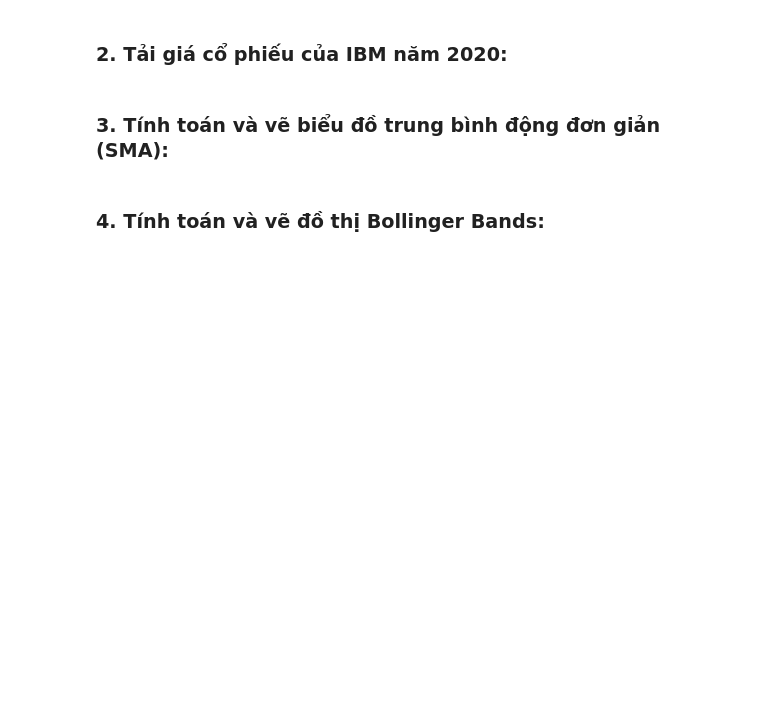
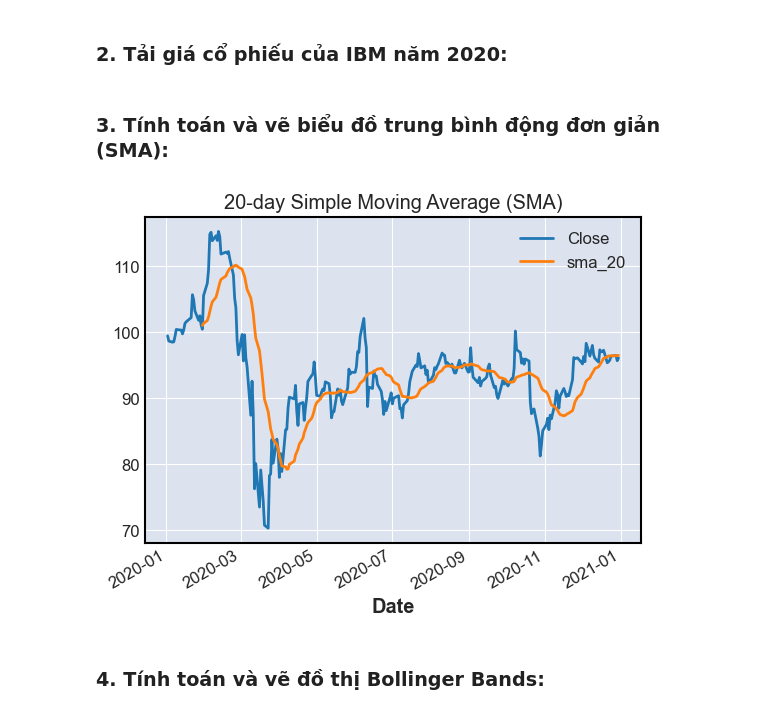
Before and after one commit to bibo0610/DATAMINING_20, a Jupyter notebook: chapter5.ipynb, the cells around one changed output. Saved outputs shown, nothing was run; the diff lists cells and outputs as text; code cells hidden in the pictures; blank space fills up the shorter version.

```diff
--- a/chapter5.ipynb
+++ b/chapter5.ipynb
@@ -11,18 +12,28 @@ import talib
 # %% [markdown]
 ### 2. Tải giá cổ phiếu của IBM năm 2020:
 # %%
-df = yf.download('IBM',
-                 start='2020-01-01',
-                 end='2020-12-31',
-                 progress=False,
-                 auto_adjust=True)
+df = yf.download(
+    "IBM",
+    start="2020-01-01",
+    end="2020-12-31",
+    progress=False,
+    auto_adjust=True
+)
+
+if isinstance(df.columns, pd.MultiIndex):
+    df.columns = df.columns.get_level_values(0)
+
+close = df["Close"].astype(float).to_numpy()
 # %% [markdown]
 ### 3. Tính toán và vẽ biểu đồ trung bình động đơn giản (SMA):
 # %%
-df["sma_20"] = talib.SMA(df["Close"], timeperiod=20)
-(
-    df[["Close", "sma_20"]].plot(title="20-day Simple Moving Average (SMA)")
+df["sma_20"] = talib.SMA(close, timeperiod=20)
+pd.DataFrame({"Close": df["Close"].squeeze(), "sma_20": df["sma_20"]}).plot(
+    title="20-day Simple Moving Average (SMA)"
 )
+plt.show()
+# %% [output]
+[figure, added]
 # %% [markdown]
 ### 4. Tính toán và vẽ đồ thị Bollinger Bands:
 # %%
```
Also changed, not shown: parts of 18 cells of this notebook.
